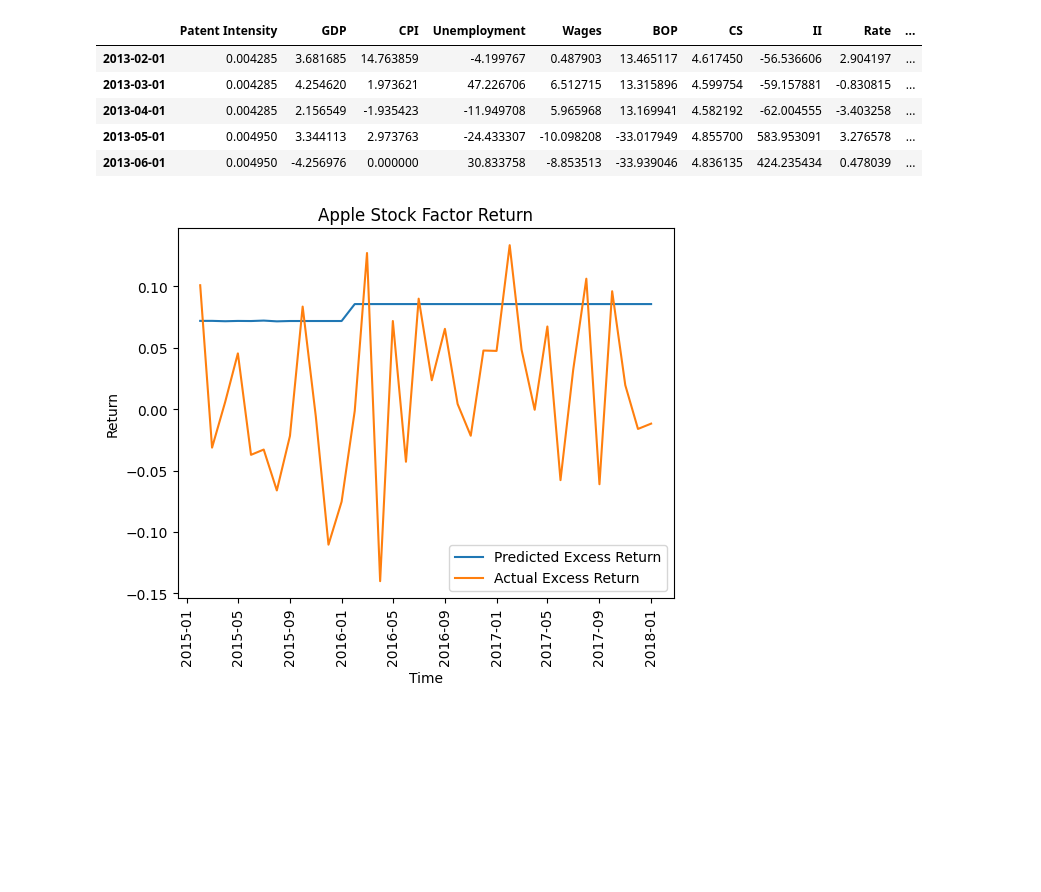
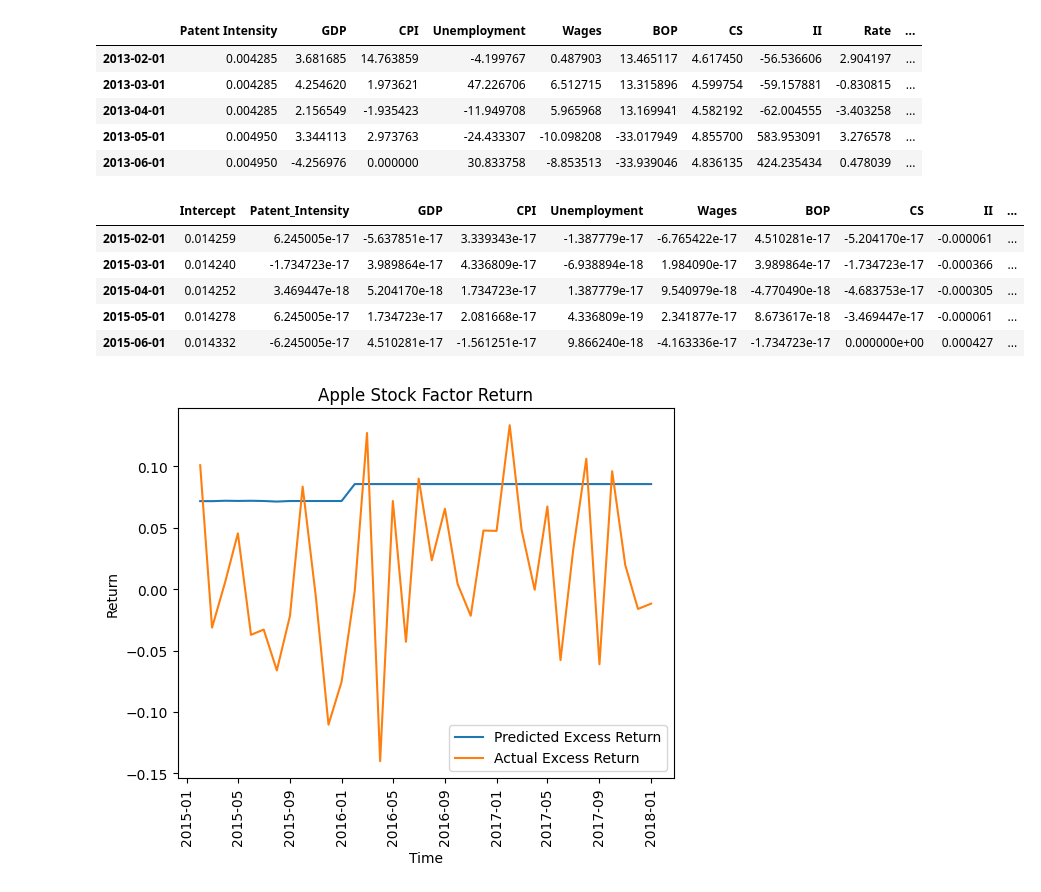
Before and after one commit to WilliamClintC/BetaMaker, a Jupyter notebook: Main.ipynb, the cells around one changed output. Saved outputs shown, nothing was run; the diff lists cells and outputs as text; code cells hidden in the pictures; blank space fills up the shorter version.

```diff
--- a/Main.ipynb
+++ b/Main.ipynb
@@ -118,33 +118,41 @@ independent_vars = Independent_df.columns.tolist()
 # Define the dependent variable
 dependent_var = 'excess_rtn'
 
 # Create the OLS model
 model = smf.ols(formula=f'{dependent_var} ~ {" + ".join(independent_vars)}', data=merged_df).fit()
 coefficients = model.params
 coefficients
 
 df = coefficients.to_frame()
 df = df.T
 df = df.iloc[1:]
 df
 
 for x in range(0,len(merged_df)-24):
     model = smf.ols(formula=f'{dependent_var} ~ {" + ".join(independent_vars)}', data=merged_df[x:x+23]).fit()
     coefficients = model.params
     Current_df = coefficients.to_frame()
     Current_df = Current_df.T
     df = pd.concat([df, Current_df])
 
 
 df.head()
 
 merged_df = merged_df.iloc[24:]
 df.index=merged_df.index
 df.head()
 
 df['predicted_rtn'] = df.sum(axis=1)
 df['excess_rtn'] = merged_df['excess_rtn']
 # beta values found
+df.head()
+# %% [output]
+|  | Intercept | Patent_Intensity | GDP | CPI | Unemployment | Wages | BOP | CS | II | ... |
+| 2015-02-01 | 0.014259 | 6.245005e-17 | -5.637851e-17 | 3.339343e-17 | -1.387779e-17 | -6.765422e-17 | 4.510281e-17 | -5.204170e-17 | -0.000061 | ... |
+| 2015-03-01 | 0.014240 | -1.734723e-17 | 3.989864e-17 | 4.336809e-17 | -6.938894e-18 | 1.984090e-17 | 3.989864e-17 | -1.734723e-17 | -0.000366 | ... |
+| 2015-04-01 | 0.014252 | 3.469447e-18 | 5.204170e-18 | 1.734723e-17 | 1.387779e-17 | 9.540979e-18 | -4.770490e-18 | -4.683753e-17 | -0.000305 | ... |
+| 2015-05-01 | 0.014278 | 6.245005e-17 | 1.734723e-17 | 2.081668e-17 | 4.336809e-19 | 2.341877e-17 | 8.673617e-18 | -3.469447e-17 | -0.000061 | ... |
+| 2015-06-01 | 0.014332 | -6.245005e-17 | 4.510281e-17 | -1.561251e-17 | 9.866240e-18 | -4.163336e-17 | -1.734723e-17 | 0.000000e+00 | 0.000427 | ... |
 # %%
 import matplotlib.pyplot as plt
 
```
Also changed, not shown: 3 other files.
